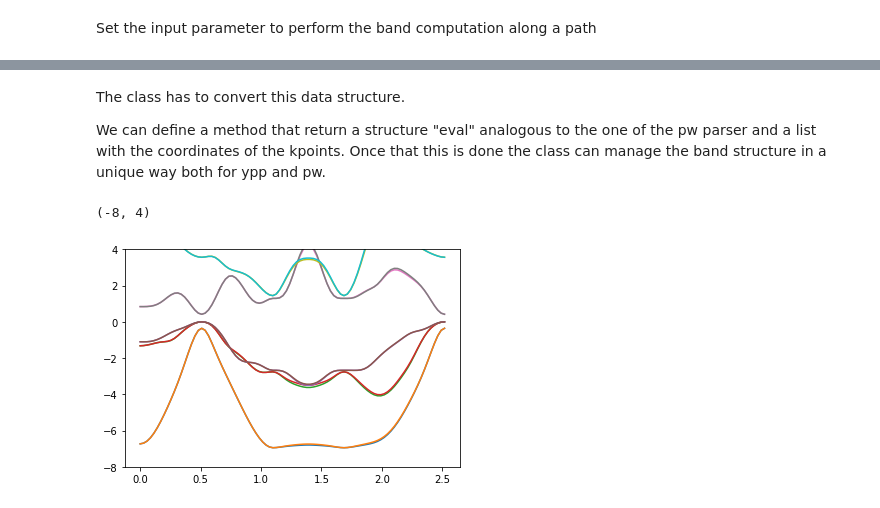
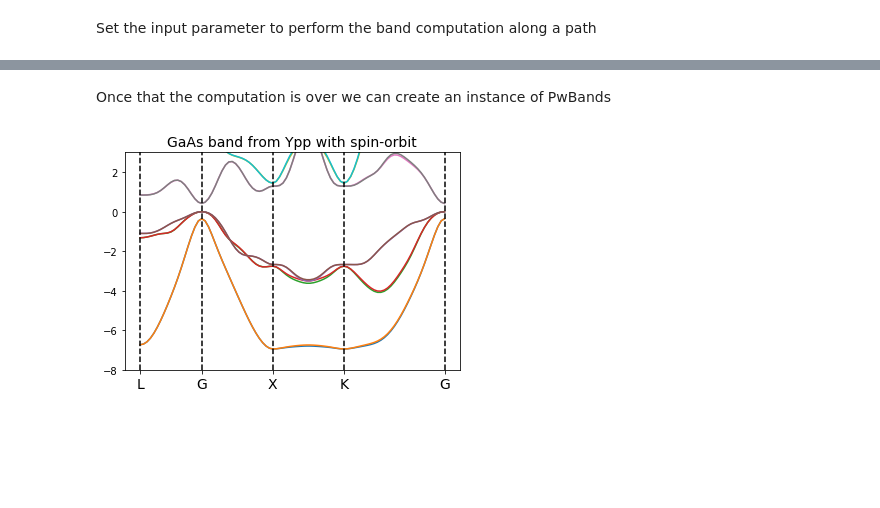
Before and after one commit to marcodalessandro76/MPPI, a Jupyter notebook: sphinx_source/tutorials/Analysis_BandStructure.ipynb, the cells around one changed output, grey strips where cells are left out. Drawn from its saved outputs; the diff is of its cells as text; code cells hidden in the pictures; blank space fills up the shorter version.

```diff
--- a/sphinx_source/tutorials/Analysis_BandStructure.ipynb
+++ b/sphinx_source/tutorials/Analysis_BandStructure.ipynb
@@ -368,3 +301,4 @@ Executing command: cd Ypp_bands;OMP_NUM_THREADS=1 yambo
 # %%
 inp = I.YamboInput(args='ypp -s b',folder=run_dir,filename='ypp.in')
-inp
+inp['variables']['OutputAlat'] = [10.677,'']
+#inp
@@ -430,6 +351,6 @@ inp
     [0.0, 0.0, 0.0]],
    '']}}
 # %%
-result = code.run(run_dir=run_dir,input=inp,name='gaas_bands_so')
-result
+results_ypp = code.run(run_dir=run_dir,input=inp,name='gaas_bands_so')
+results_ypp
 # %% [output]
@@ -452,7 +366,0 @@ data = data['bands_interpolated'] # use this field
-# %% [markdown]
-The class has to convert this data structure.
-
-We can define a method that return a structure "eval"
-analogous to the one of the pw parser and a list with the coordinates
-of the kpoints. Once that this is done the class can manage the band structure
-in a unique way both for ypp and pw.
@@ -473,7 +367,11 @@ b12 = data['col12']
-# %%
-for b in [b3,b4,b5,b6,b7,b8,b9,b10,b11,b12]:
-    plt.plot(k,b)
-plt.ylim(-8,4)
-# %% [output]
-(-8, 4)
-[figure, removed]
+# %% [markdown]
+Once that the computation is over we can create an instance of PwBands
+# %%
+bands_ypp = U.BandStructure.from_Ypp(results_ypp,high_sym)
+# %%
+%matplotlib inline
+plt.title('GaAs band from Ypp with spin-orbit',size=14)
+plt.ylim(-8,3)
+bands_ypp.plot(plt,selection=[2,3,4,5,6,7,8,9,10,11])
+# %% [output]
+[figure, added]
```
Also changed, not shown: parts of 51 cells of this notebook, 13 other files.
